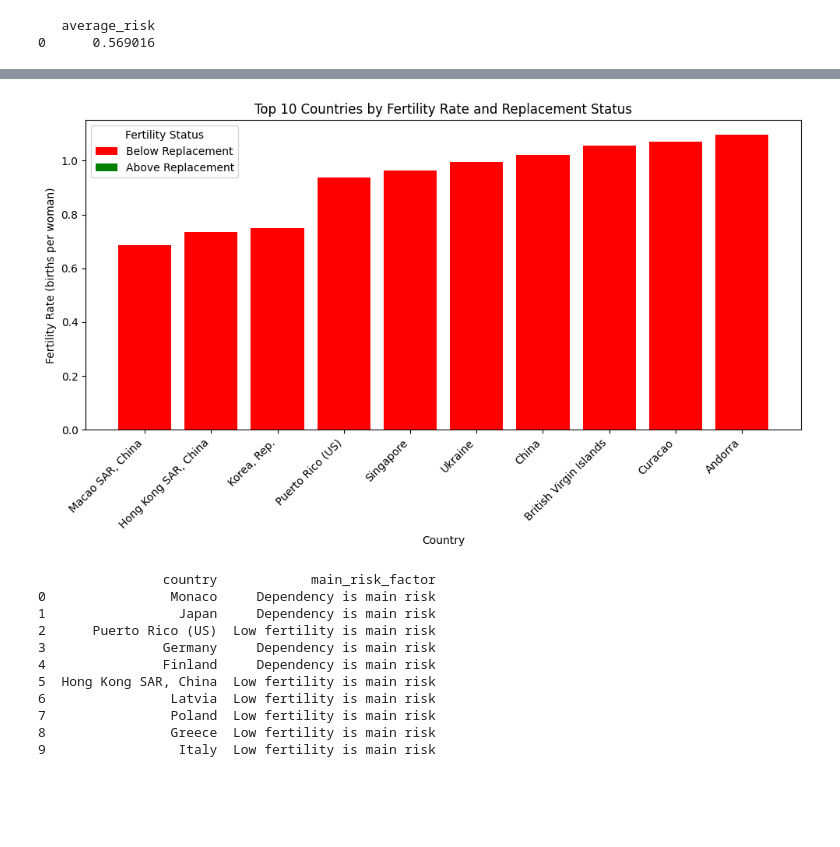
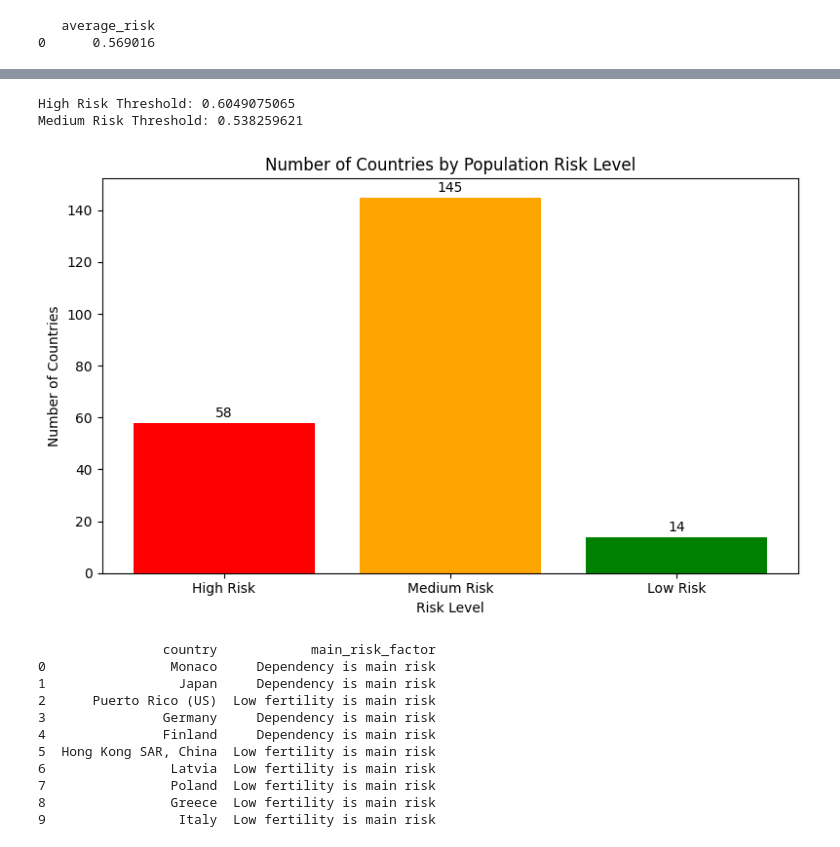
Before and after one commit to mkweisbr/Portfolio, a Jupyter notebook: Population_Risk_Queries_SQL.ipynb, the cells around one changed output, grey strips where cells are left out. Cells and saved outputs as stored; diff of their text form; code cells hidden in the pictures; blank space fills up the shorter version.

```diff
--- a/Population_Risk_Queries_SQL.ipynb
+++ b/Population_Risk_Queries_SQL.ipynb
@@ -224,34 +258,52 @@ plt.show()
-# %%
-fertility_replacement = """SELECT country,
-       fertility_rate,
-       CASE WHEN fertility_rate < 2.1 THEN 'Below Replacement' ELSE 'Above Replacement' END AS fertility_status
-FROM population_data
-ORDER BY fertility_rate ASC
-LIMIT 10;"""
-
-fertility_replacement = pd.read_sql_query(fertility_replacement, conn)
-from matplotlib.patches import Patch
-# Set colors by status
-colors = {'Below Replacement':'red', 'Above Replacement':'green'}
-
-# Bar chart
-plt.figure(figsize=(10,6))
-plt.bar(fertility_replacement['country'], fertility_replacement['fertility_rate'],
-        color=[colors[status] for status in fertility_replacement['fertility_status']])
-
-# Labels and title
-plt.xlabel("Country")
-plt.ylabel("Fertility Rate (births per woman)")
-plt.title("Top 10 Countries by Fertility Rate and Replacement Status")
-plt.xticks(rotation=45, ha='right')
-legend_elements = [Patch(facecolor=color, label=label) for label, color in colors.items()]
-plt.legend(handles=legend_elements, title="Fertility Status")
-
-
-plt.tight_layout()
-plt.show()
-# %% [output]
-[figure, removed]
+# %%
+# Understand the upper and low quartile to adequately categorize countries into "High" and "Low" risk
+
+high_threshold = df['population_risk_score'].quantile(0.75)  # top 25%
+medium_threshold = df['population_risk_score'].quantile(0.25)  # next 50%
+
+print("High Risk Threshold:", high_threshold)
+print("Medium Risk Threshold:", medium_threshold)
+# %% [output]
+High Risk Threshold: 0.6049075065
+Medium Risk Threshold: 0.538259621
+# %%
+
+
+# Categorizing countries by high, medium, and low risk and counting the number that fall into each category
+risk_counts = pd.read_sql_query("""
+SELECT
+    CASE
+        WHEN population_risk_score >= 0.6 THEN 'High Risk'
+        WHEN population_risk_score >= 0.5 THEN 'Medium Risk'
+        ELSE 'Low Risk'
+    END AS risk_level,
+    COUNT(*) AS num_countries
+FROM population_data
+GROUP BY risk_level
+ORDER BY
+    CASE
+        WHEN risk_level = 'High Risk' THEN 1
+        WHEN risk_level = 'Medium Risk' THEN 2
+        ELSE 3
+    END;
+""", conn)
+
+# Plot
+plt.figure(figsize=(8,5))
+plt.bar(risk_counts['risk_level'], risk_counts['num_countries'], color=['red','orange','green'])
+plt.xlabel("Risk Level")
+plt.ylabel("Number of Countries")
+plt.title("Number of Countries by Population Risk Level")
+plt.xticks(rotation=0)
+
+# Add numbers on top of bars
+for i, count in enumerate(risk_counts['num_countries']):
+    plt.text(i, count + 1, count, ha='center', va='bottom')
+
+plt.tight_layout()
+plt.show()
+# %% [output]
+[figure, added]
 # %%
 largest_risk = """SELECT country,
        CASE
```
Also changed, not shown: parts of 13 cells of this notebook.
